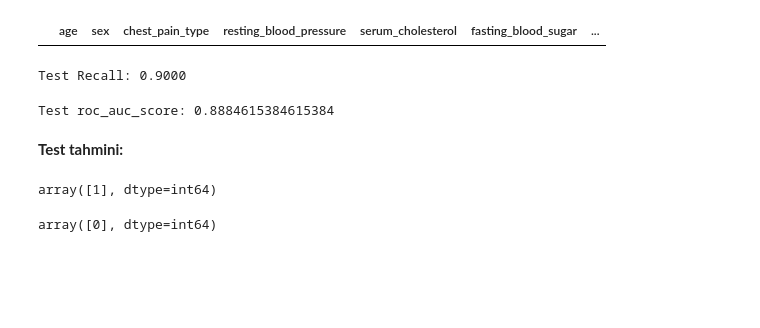
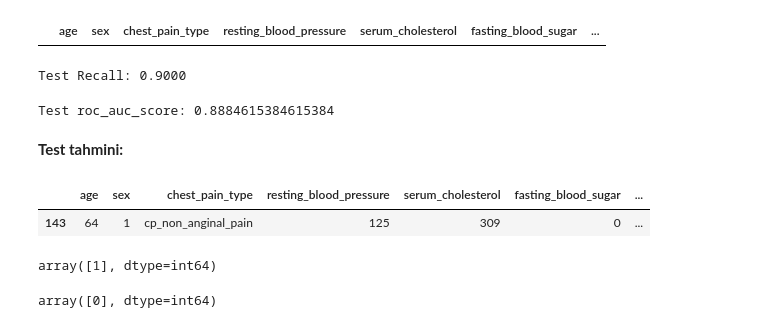
Before and after one commit to kanitvural/heart_disease_project, a Jupyter notebook: hearth_disease_project.ipynb, the cells around one changed output. Drawn from its saved outputs; the diff is of its cells as text; code cells hidden in the pictures; blank space fills up the shorter version.

```diff
--- a/hearth_disease_project.ipynb
+++ b/hearth_disease_project.ipynb
@@ -2110,6 +2110,11 @@ Test roc_auc_score: 0.8884615384615384
 # %%
 sample_data1 = X_test.iloc[0:1]
 sample_data2 = X_test.iloc[1:2]
+# %%
+sample_data1
+# %% [output]
+|  | age | sex | chest_pain_type | resting_blood_pressure | serum_cholesterol | fasting_blood_sugar | ... |
+| 143 | 64 | 1 | cp_non_anginal_pain | 125 | 309 | 0 | ... |
 # %%
 predicted_class = model.predict(sample_data1)
 predicted_class
```
Also changed, not shown: 1 other file.
